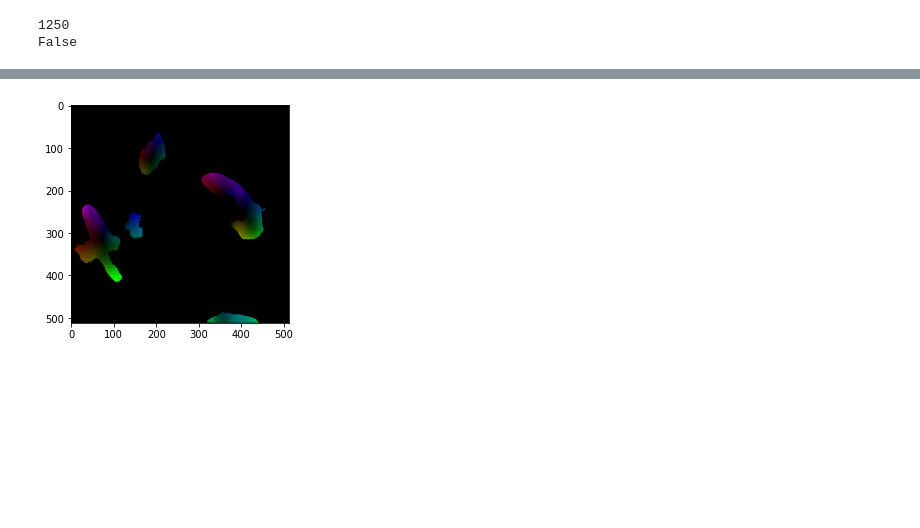
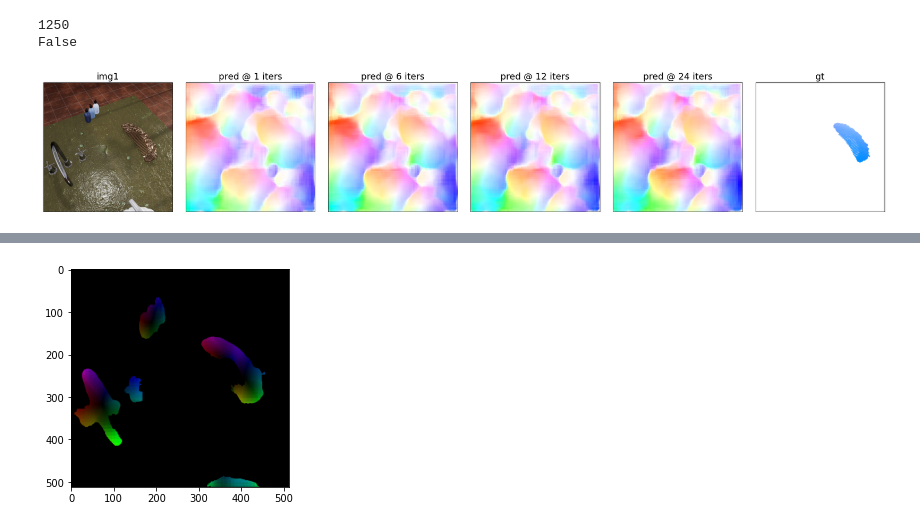
Before and after one commit to neuroailab/RAFT, a Jupyter notebook: notebooks/TDW_dataloading_020522.ipynb, the cells around one changed output, grey strips where cells are left out. Drawn from its saved outputs; the diff is of its cells as text; code cells hidden in the pictures; blank space fills up the shorter version.

```diff
--- a/notebooks/TDW_dataloading_020522.ipynb
+++ b/notebooks/TDW_dataloading_020522.ipynb
@@ -180,4 +162,8 @@ def viz_raft_prediction(model, dataset, ex=0, iters=[1,12,24], thingness=False,
 
 def viz_h0_prediction(thingness_model, centroid_model, dataset, ex=0, iters=[1,6,12], thresh=None):
     pass
+# %%
+viz_raft_prediction(net, tdw_dataset, ex=1, iters=[1,6,12,24], thingness=False, thresh=None)
+# %% [output]
+[figure, added]
 # %%
```
Also changed, not shown: parts of 8 cells of this notebook, 6 other files.
